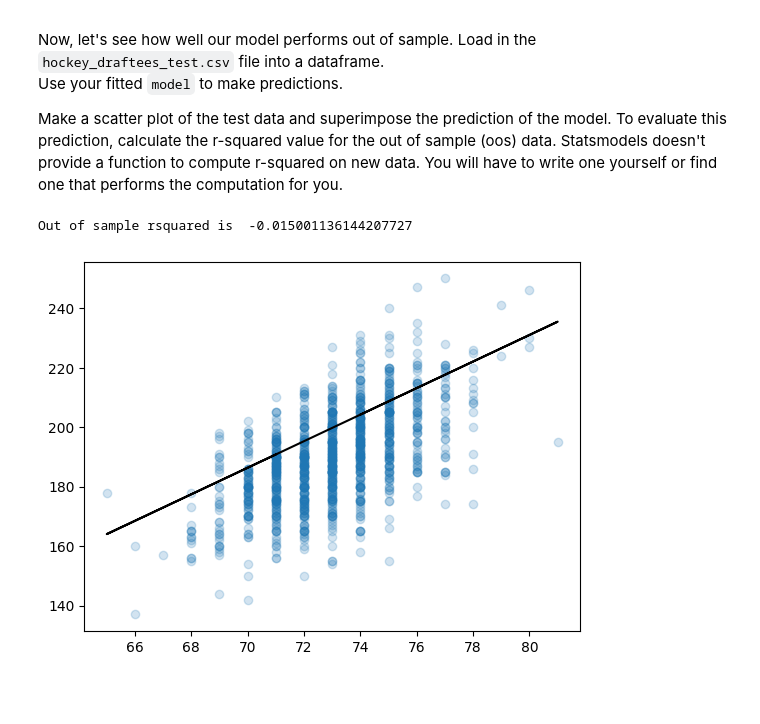
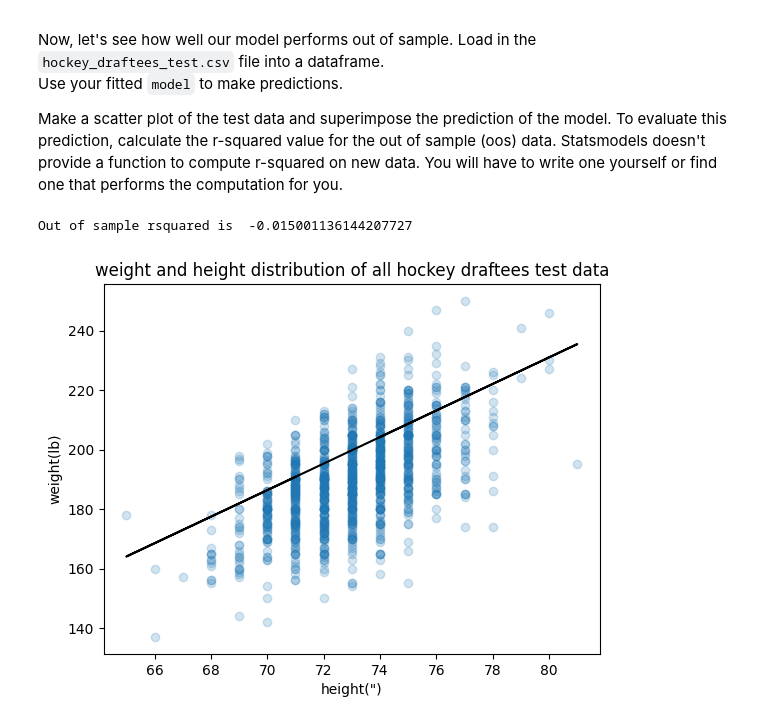
Before and after one commit to funkysung/Intro-to-machine-learning, a Jupyter notebook: assignment4/Assignment_4.ipynb, the cells around one changed output. Drawn from its saved outputs; the diff is of its cells as text; code cells hidden in the pictures; blank space fills up the shorter version.

```diff
--- a/assignment4/Assignment_4.ipynb
+++ b/assignment4/Assignment_4.ipynb
@@ -288,21 +280,24 @@ To evaluate this prediction, calculate the r-squared value for the out of sample
 # %%
 df_test=pd.read_csv('hockey_draftees_test.csv')
 
 X_test = df_test[['ht']]
 y_test = df_test['wt']
 y_pred = model.predict(X_test)
 
 # Make the scatter plot
 plt.scatter(df_test['ht'], df_test['wt'], alpha=0.2)
+plt.title('weight and height distribution of all hockey draftees test data')
+plt.xlabel('height(")')
+plt.ylabel('weight(lb)')
 
 # Generate and plot the predicted values
 plt.plot(df_test['ht'], y_pred, color='black')
 
 # Now do the prediction for the test data and compute R2
 yhat = df_test['wt']
 rsquared_oos = model.score(X_test,yhat)
 
 print('Out of sample rsquared is ', rsquared_oos)
 # %% [output]
 Out of sample rsquared is  -0.015001136144207727
-[figure, old version]
+[figure, new version]
```
Also changed, not shown: parts of 5 cells of this notebook.
